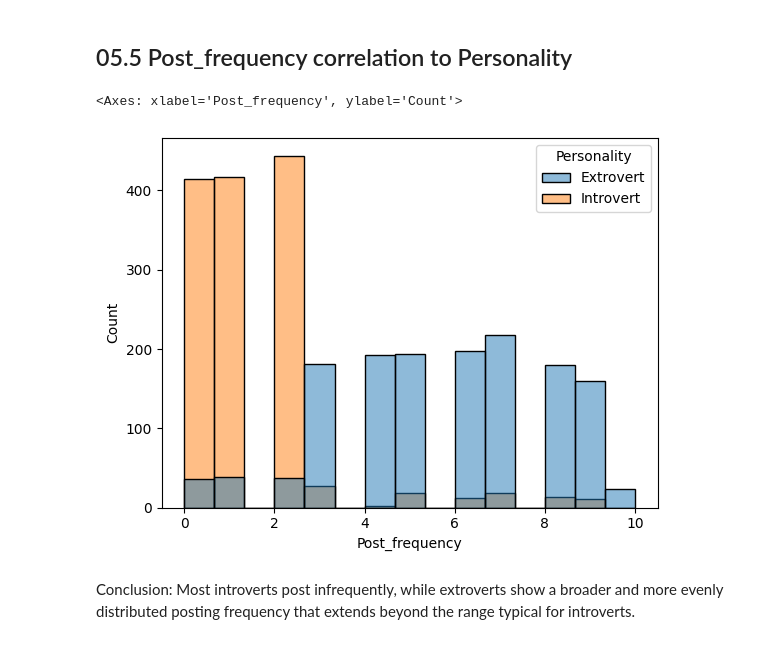
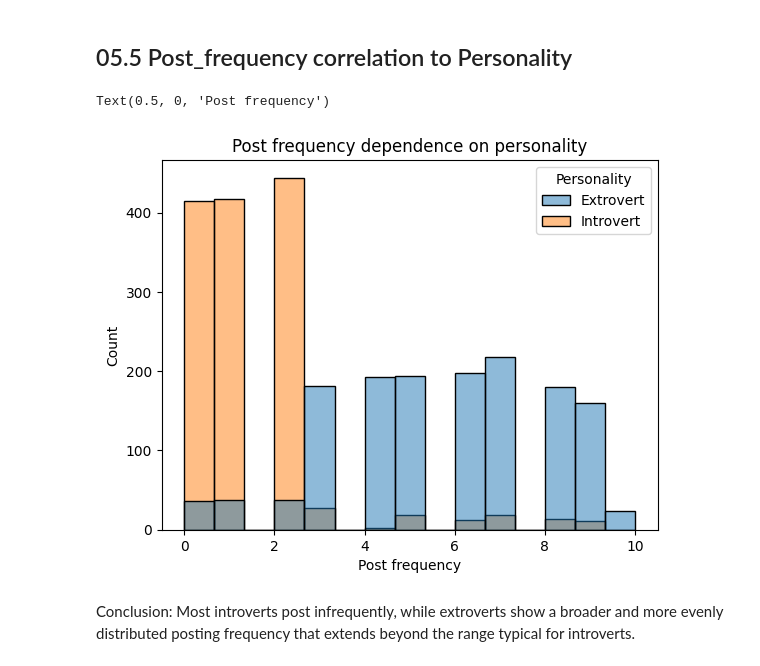
Before and after one commit to stanislavkuca/data-analysis-project-personality-types, a Jupyter notebook: project_personality_types.ipynb, the cells around one changed output. Saved outputs shown, nothing was run; the diff lists cells and outputs as text; code cells hidden in the pictures.

```diff
--- a/project_personality_types.ipynb
+++ b/project_personality_types.ipynb
@@ -199,8 +207,10 @@ Conclusion: Extroverts tend to be more socially active and have larger social ci
 ## 05.5 Post_frequency correlation to Personality
 # %%
 sns.histplot(data=df_personality, x='Post_frequency', hue='Personality')
+plt.title(label='Post frequency dependence on personality')
+plt.xlabel('Post frequency')
 # %% [output]
-<Axes: xlabel='Post_frequency', ylabel='Count'>
+Text(0.5, 0, 'Post frequency')
-[figure, old version]
+[figure, new version]
 # %% [markdown]
 Conclusion: Most introverts post infrequently, while extroverts show a broader and more evenly distributed posting frequency that extends beyond the range typical for introverts.
```
Also changed, not shown: parts of 4 cells of this notebook.
